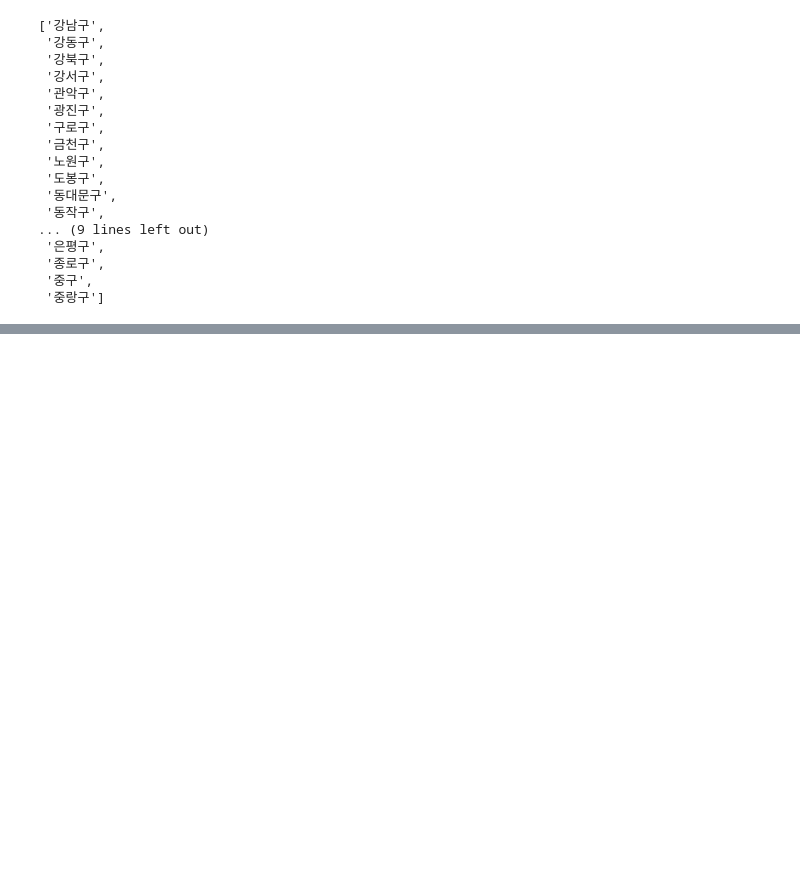
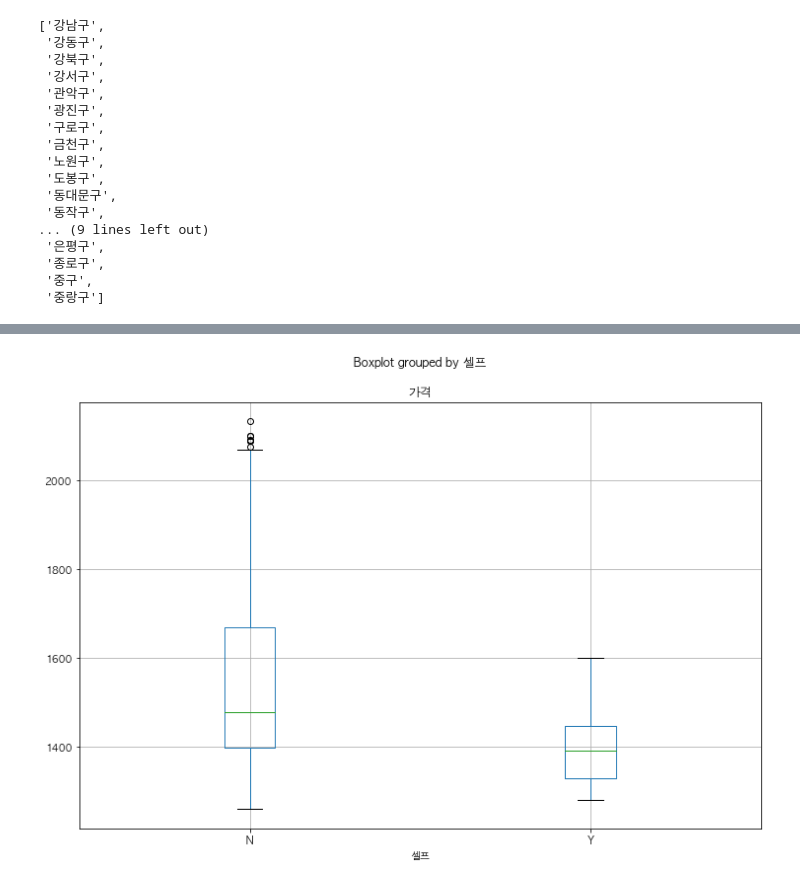
Before and after one commit to givemetarte/superhotpot, a Jupyter notebook: Handling_data_with_python/4. 셀프_주유소는_정말_저렴할까/4.Is_it_right_self-gas-station_is_much_cheaper_than_others?.ipynb, the cells around one changed output, grey strips where cells are left out. Saved outputs shown, nothing was run; the diff lists cells and outputs as text; code cells hidden in the pictures; blank space fills up the shorter version.

```diff
--- a/Handling_data_with_python/4. 셀프_주유소는_정말_저렴할까/4.Is_it_right_self-gas-station_is_much_cheaper_than_others?.ipynb
+++ b/Handling_data_with_python/4. 셀프_주유소는_정말_저렴할까/4.Is_it_right_self-gas-station_is_much_cheaper_than_others?.ipynb
@@ -177,0 +280,3 @@ driver.close()
+# %%
+stations['구'] = [eachAddress.split()[1] for eachAddress in stations['주소']]
+stations.head()
@@ -177,0 +332,3 @@ driver.close()
+# %%
+stations = stations[stations['가격'] != '-']
+stations[stations['가격'] == '-']
@@ -177,0 +351,3 @@ driver.close()
+# %%
+stations['가격'] = stations['가격'].astype('float')
+stations.info()
@@ -177,0 +366,3 @@ driver.close()
+# %%
+stations.reset_index(inplace=True)
+stations.head(30)
@@ -177,0 +438,4 @@ driver.close()
+# %%
+stations.boxplot(column='가격', by='셀프', figsize=(12,8));
+# %% [output]
+[figure, added]
```
Also changed, not shown: parts of 39 cells of this notebook, 30 other files.
